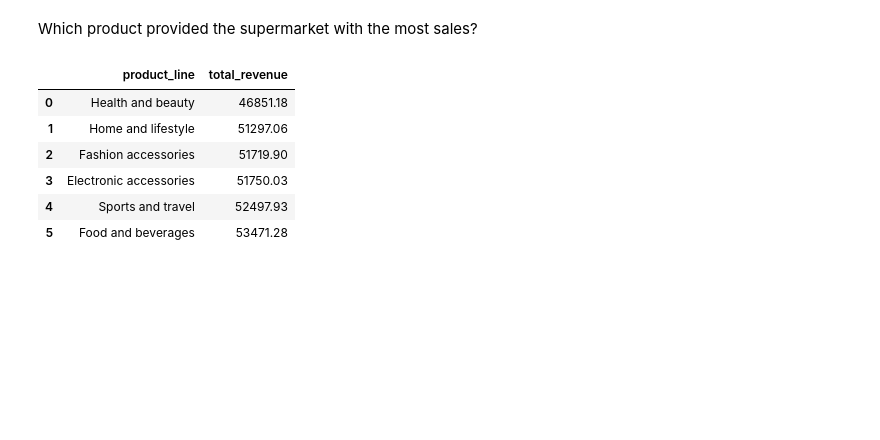
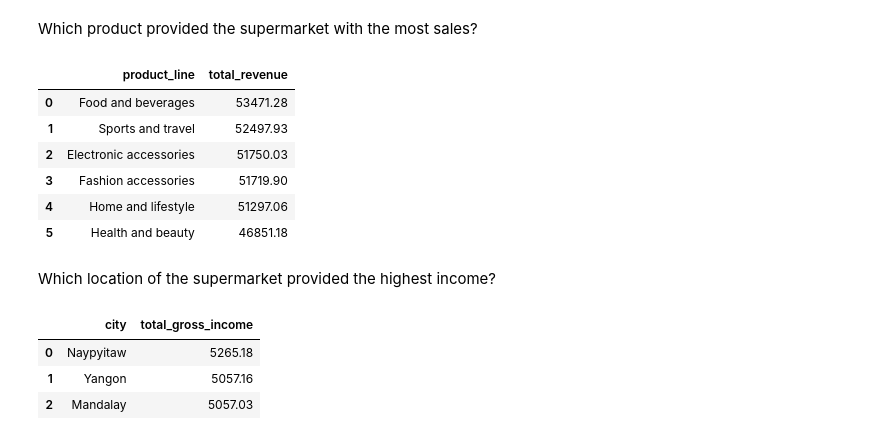
Before and after one commit to Kunal-singh-99/SuperMarket-Analysis, a Jupyter notebook: Analysis.ipynb, the cells around one changed output. Saved outputs shown, nothing was run; the diff lists cells and outputs as text; code cells hidden in the pictures; blank space fills up the shorter version.

```diff
--- a/Analysis.ipynb
+++ b/Analysis.ipynb
@@ -537,19 +601,37 @@ Which product provided the supermarket with the most sales?
 # %%
 query_5 = """
     select
         product_line,
-        sum(unit_price * quantity) as total_revenue
+        sum(revenue) as total_revenue
     from sales
     group by product_line
-    order by total_revenue ASC;
+    order by total_revenue DESC;
 """
 
 pd.read_sql(query_5,con=engine)
 # %% [output]
 |  | product_line | total_revenue |
-| 0 | Health and beauty | 46851.18 |
-| 1 | Home and lifestyle | 51297.06 |
-| 2 | Fashion accessories | 51719.90 |
-| 3 | Electronic accessories | 51750.03 |
-| 4 | Sports and travel | 52497.93 |
-| 5 | Food and beverages | 53471.28 |
+| 0 | Food and beverages | 53471.28 |
+| 1 | Sports and travel | 52497.93 |
+| 2 | Electronic accessories | 51750.03 |
+| 3 | Fashion accessories | 51719.90 |
+| 4 | Home and lifestyle | 51297.06 |
+| 5 | Health and beauty | 46851.18 |
+# %% [markdown]
+Which location of the supermarket provided the highest income?
+# %%
+query_6 = """
+    select
+    city,
+    round(sum(gross_income), 2) as total_gross_income
+from sales
+group by city
+order by total_gross_income DESC;
+"""
+
+pd.read_sql(query_6,con=engine)
+# %% [output]
+|  | city | total_gross_income |
+| 0 | Naypyitaw | 5265.18 |
+| 1 | Yangon | 5057.16 |
+| 2 | Mandalay | 5057.03 |
```
Also changed, not shown: parts of 19 cells of this notebook.
